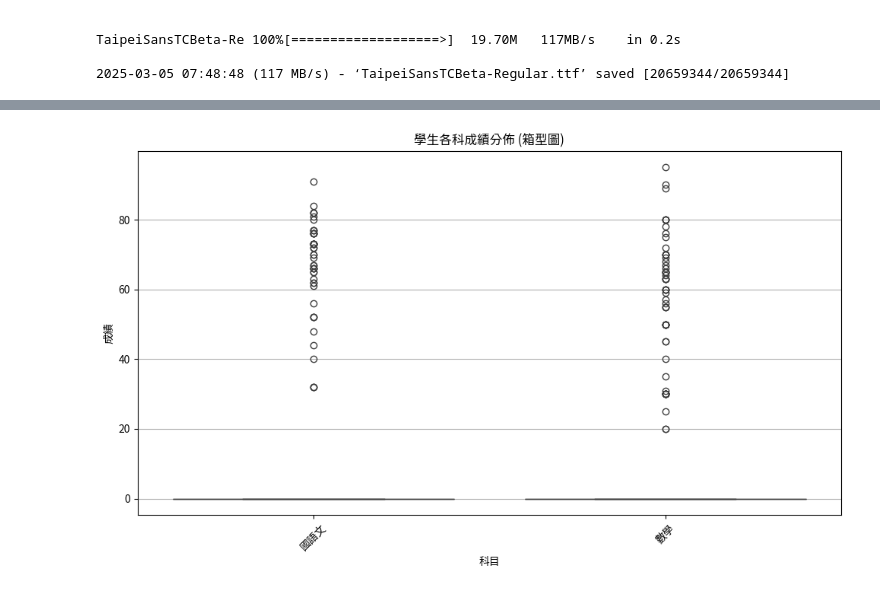
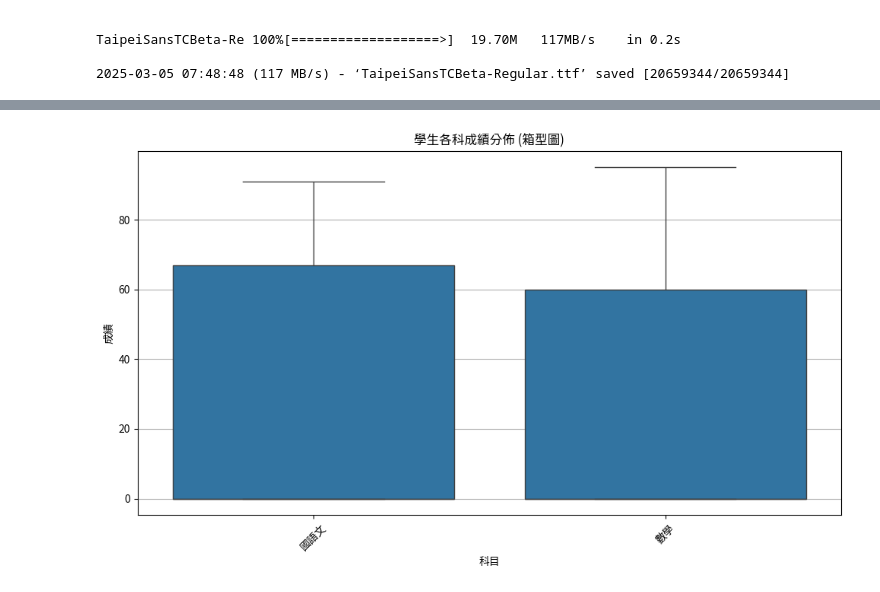
Before and after one commit to Emily-Hsu2004/edu-data-mining-, a Jupyter notebook: 練習/week3-課堂練習1.ipynb, the cells around one changed output, grey strips where cells are left out. Saved outputs shown, nothing was run; the diff lists cells and outputs as text; code cells hidden in the pictures.

```diff
--- a/練習/week3-課堂練習1.ipynb
+++ b/練習/week3-課堂練習1.ipynb
@@ -91,7 +91,7 @@ import matplotlib.pyplot as plt
 import seaborn as sns
 
 # 讀取
-df_ss = df_0
+df_ss = df_0[df_0["年級"].isin(["7"])]
 
 # 繪製散佈圖
 plt.figure(figsize=(12, 6))
@@ -143,13 +143,13 @@ plt.show()
 # %%
-df_2=df_0[df_0["科目"].isin(["數學", "國語文"])]
+df_2=df_ss[df_ss["科目"].isin(["數學", "國語文"])]
 plt.figure(figsize=(10, 6))
 sns.boxplot(x="科目", y="指派測驗平均成績", data=df_2)
 plt.title("學生各科成績分佈 (箱型圖)")
 plt.xlabel("科目")
 plt.ylabel("成績")
 plt.xticks(rotation=45)
 plt.grid(axis="y")
 plt.tight_layout()
 plt.show()
 # %% [output]
-[figure, old version]
+[figure, new version]
```
Also changed, not shown: parts of 1 cell of this notebook.
